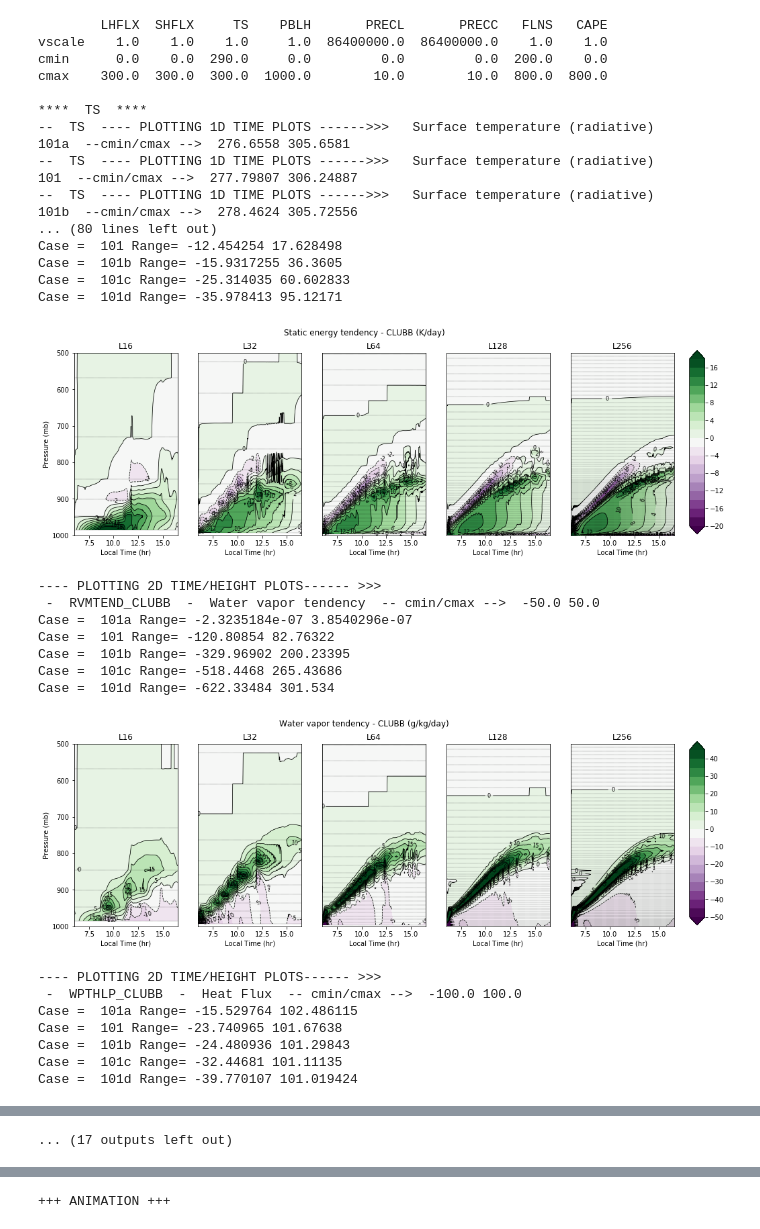
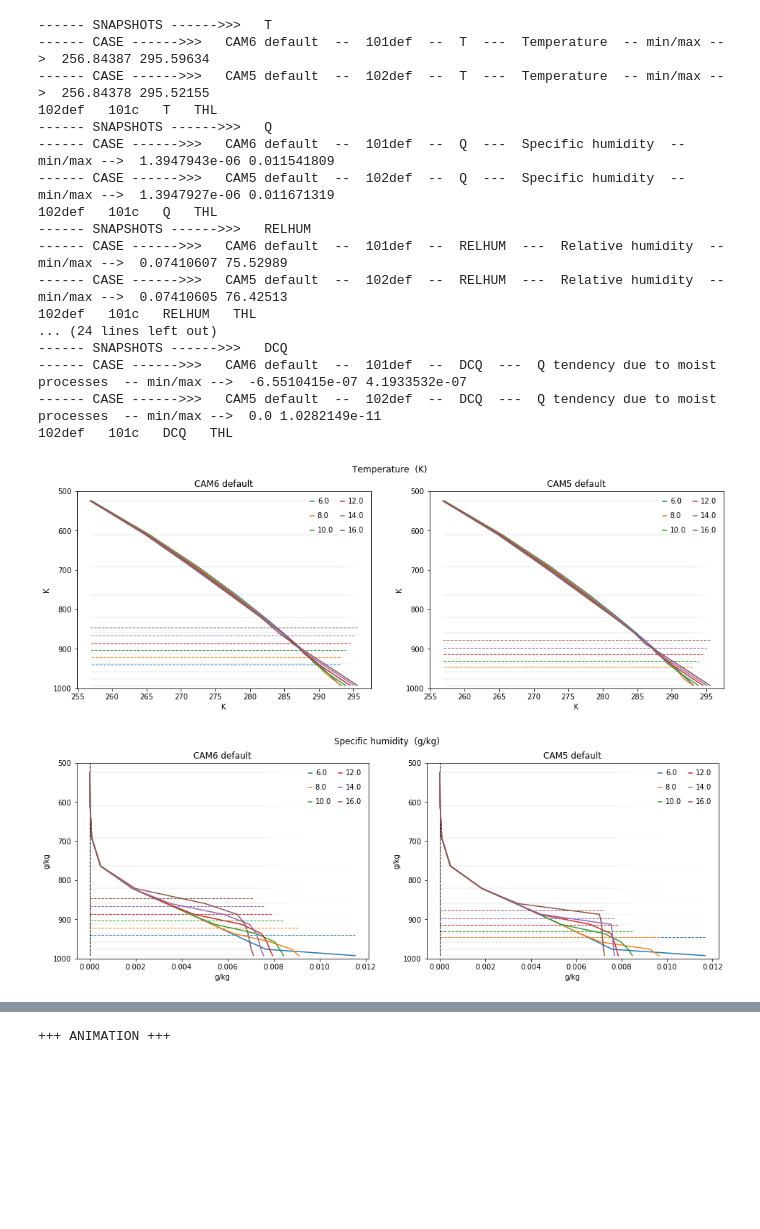
Before and after one commit to swrneale/python-scripts, a Jupyter notebook: PBL/scam_plots.ipynb, the cells around one changed output, grey strips where cells are left out. Cells and saved outputs as stored; diff of their text form; code cells hidden in the pictures; blank space fills up the shorter version.

```diff
--- a/PBL/scam_plots.ipynb
+++ b/PBL/scam_plots.ipynb
@@ -125,41 +139,27 @@ vplevs_v = vplevs[ip0:ip1]
 # %%
 ###### Plotting ##########
 
-plot1d_ts_scam()   # 1D time series plots
-plot2d_ts_scam()   # 2D time series plots
+#plot1d_ts_scam()   # 1D time series plots
+#plot2d_ts_scam()   # 2D time series plots
 plot1d_snap_scam()   # 1D snapshot plots
 #plot1d_anim_scam() # 2D animation  plots
 # %% [output]
-        LHFLX  SHFLX     TS    PBLH       PRECL       PRECC   FLNS   CAPE
-vscale    1.0    1.0    1.0     1.0  86400000.0  86400000.0    1.0    1.0
-cmin      0.0    0.0  290.0     0.0         0.0         0.0  200.0    0.0
-cmax    300.0  300.0  300.0  1000.0        10.0        10.0  800.0  800.0
-
-****  TS  ****
---  TS  ---- PLOTTING 1D TIME PLOTS ------>>>   Surface temperature (radiative)
-101a  --cmin/cmax -->  276.6558 305.6581
---  TS  ---- PLOTTING 1D TIME PLOTS ------>>>   Surface temperature (radiative)
-101  --cmin/cmax -->  277.79807 306.24887
---  TS  ---- PLOTTING 1D TIME PLOTS ------>>>   Surface temperature (radiative)
-101b  --cmin/cmax -->  278.4624 305.72556
-... (80 lines left out)
-Case =  101 Range= -12.454254 17.628498
-Case =  101b Range= -15.9317255 36.3605
-Case =  101c Range= -25.314035 60.602833
-Case =  101d Range= -35.978413 95.12171
+------ SNAPSHOTS ------>>>   T
+------ CASE ------>>>   CAM6 default  --  101def  --  T  ---  Temperature  -- min/max -->  256.84387 295.59634
+------ CASE ------>>>   CAM5 default  --  102def  --  T  ---  Temperature  -- min/max -->  256.84378 295.52155
+102def   101c   T   THL
+------ SNAPSHOTS ------>>>   Q
+------ CASE ------>>>   CAM6 default  --  101def  --  Q  ---  Specific humidity  -- min/max -->  1.3947943e-06 0.011541809
+------ CASE ------>>>   CAM5 default  --  102def  --  Q  ---  Specific humidity  -- min/max -->  1.3947927e-06 0.011671319
+102def   101c   Q   THL
+------ SNAPSHOTS ------>>>   RELHUM
+------ CASE ------>>>   CAM6 default  --  101def  --  RELHUM  ---  Relative humidity  -- min/max -->  0.07410607 75.52989
+------ CASE ------>>>   CAM5 default  --  102def  --  RELHUM  ---  Relative humidity  -- min/max -->  0.07410605 76.42513
+102def   101c   RELHUM   THL
+... (24 lines left out)
+------ SNAPSHOTS ------>>>   DCQ
+------ CASE ------>>>   CAM6 default  --  101def  --  DCQ  ---  Q tendency due to moist processes  -- min/max -->  -6.5510415e-07 4.1933532e-07
+------ CASE ------>>>   CAM5 default  --  102def  --  DCQ  ---  Q tendency due to moist processes  -- min/max -->  0.0 1.0282149e-11
+102def   101c   DCQ   THL
-[figure, old version]
+[figure, new version]
----- PLOTTING 2D TIME/HEIGHT PLOTS------ >>>
- -  RVMTEND_CLUBB  -  Water vapor tendency  -- cmin/cmax -->  -50.0 50.0
-Case =  101a Range= -2.3235184e-07 3.8540296e-07
-Case =  101 Range= -120.80854 82.76322
-Case =  101b Range= -329.96902 200.23395
-Case =  101c Range= -518.4468 265.43686
-Case =  101d Range= -622.33484 301.534
-[figure, old version]
+[figure, new version]
----- PLOTTING 2D TIME/HEIGHT PLOTS------ >>>
- -  WPTHLP_CLUBB  -  Heat Flux  -- cmin/cmax -->  -100.0 100.0
-Case =  101a Range= -15.529764 102.486115
-Case =  101 Range= -23.740965 101.67638
-Case =  101b Range= -24.480936 101.29843
-Case =  101c Range= -32.44681 101.11135
-Case =  101d Range= -39.770107 101.019424
@@ -191 +169,0 @@ Case =  101d Range= 0.0004 1.1307658
-... (17 outputs left out)
```
Also changed, not shown: parts of 5 cells of this notebook, 1 other file.
